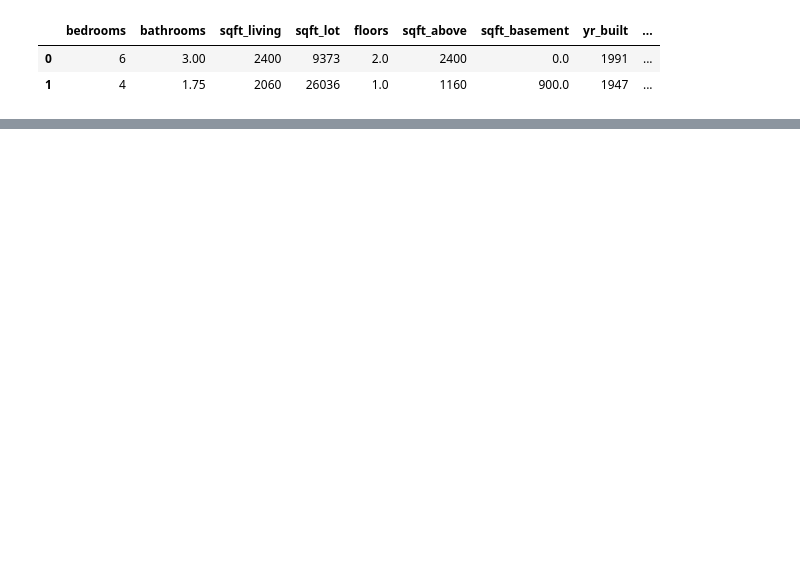
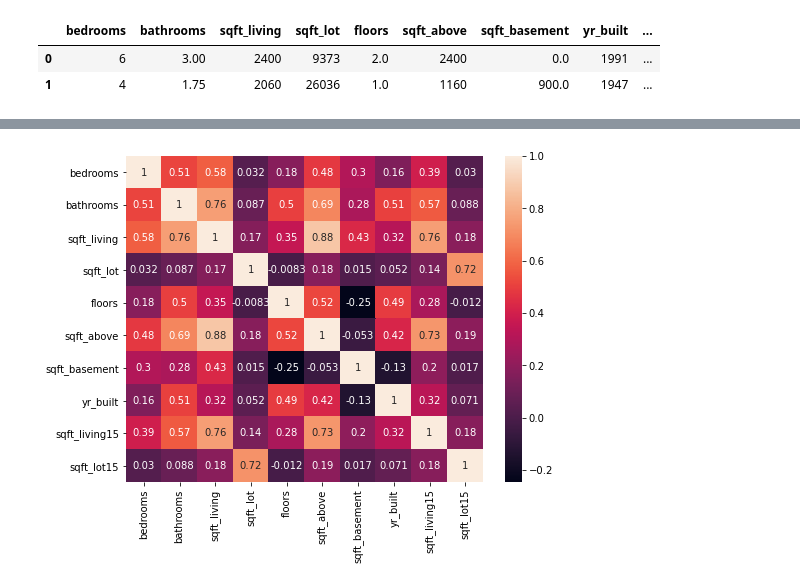
Before and after one commit to pjlannoo/Housing-Data-Project, a Jupyter notebook: Notebooks/David/Work_Notebook.ipynb, the cells around one changed output, grey strips where cells are left out. Saved outputs shown, nothing was run; the diff lists cells and outputs as text; code cells hidden in the pictures; blank space fills up the shorter version.

```diff
--- a/Notebooks/David/Work_Notebook.ipynb
+++ b/Notebooks/David/Work_Notebook.ipynb
@@ -164,0 +170,8 @@ dict(zip(X_mult.keys(), lr.coef_))
+# %%
+def heatmap_variables(dataframe):
+    '''
+    Creates a heatmap of the variables passed
+    data: type pandas DataFrame
+    '''
+    plt.subplots(figsize=(12,10))
+    sns.heatmap(dataframe.corr(), annot=True)
@@ -164,0 +275,4 @@ dict(zip(X_mult.keys(), lr.coef_))
+# %%
+heatmap_variables(X_mult)
+# %% [output]
+[figure, added]
```
Also changed, not shown: parts of 39 cells of this notebook.
